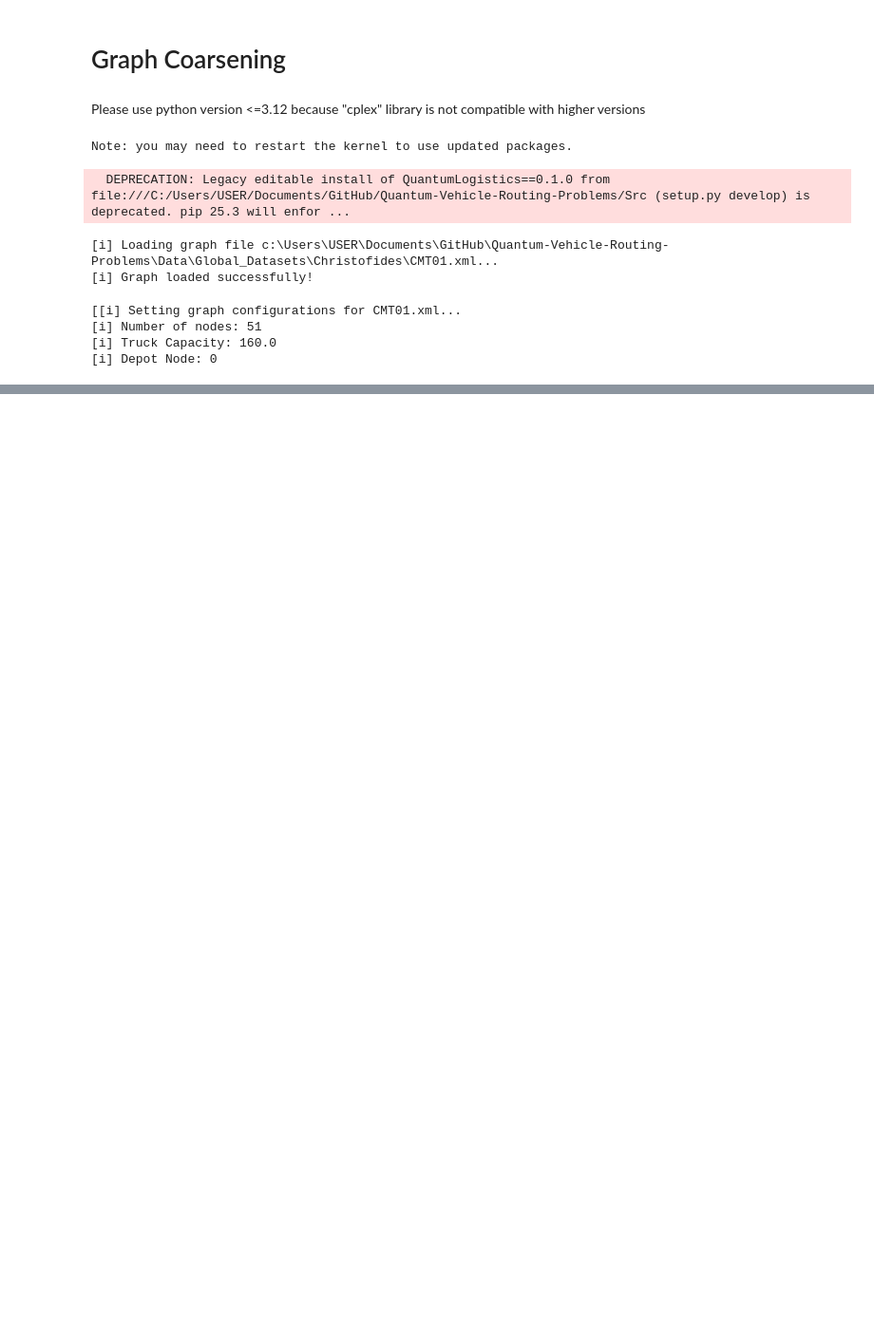
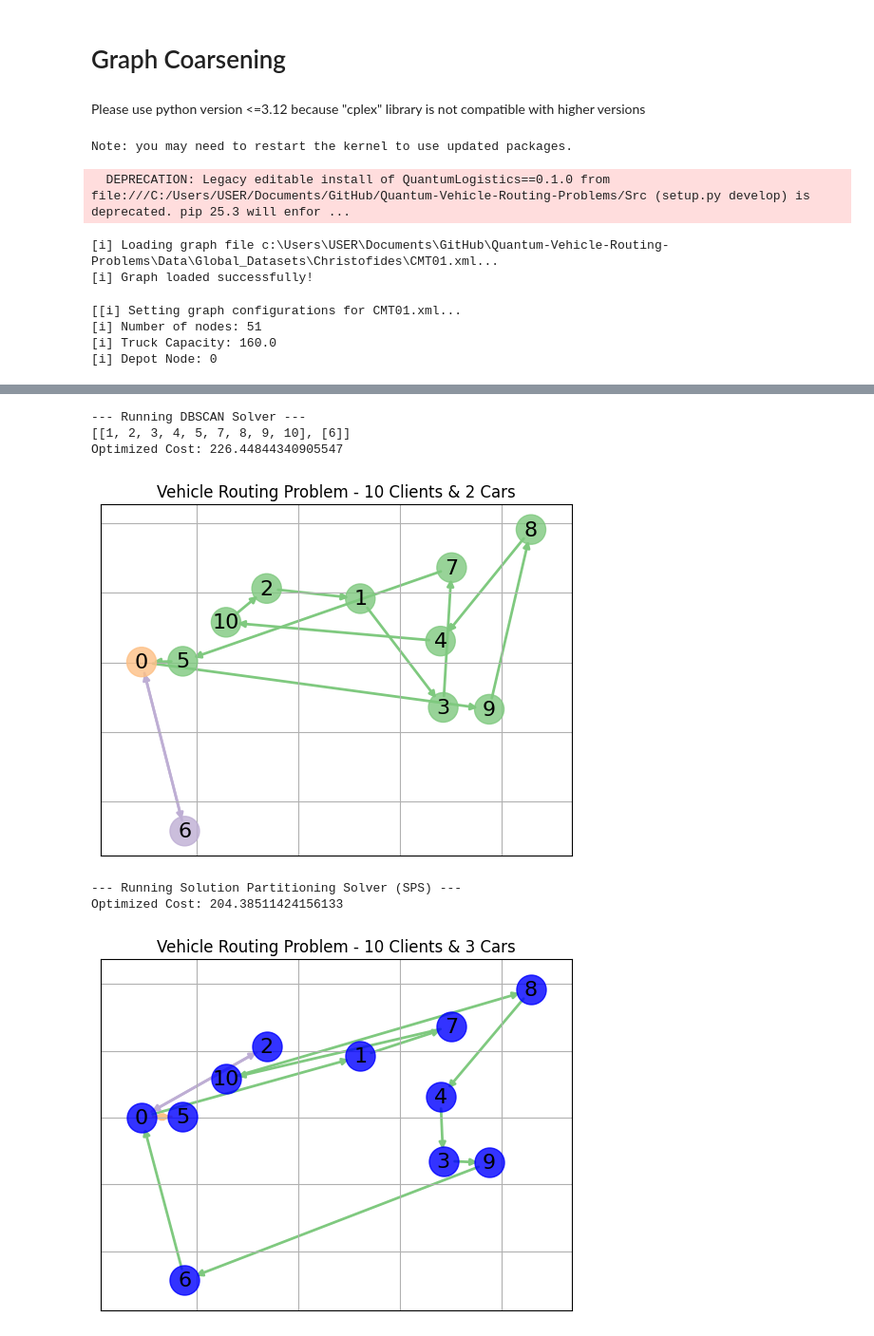
Before and after one commit to Mr-Jamatia/Quantum-Vehicle-Routing-Problems, a Jupyter notebook: Notebooks/Graph_Coarsening_Experiment.ipynb, the cells around one changed output, grey strips where cells are left out. Shown at 95% size. Drawn from its saved outputs; the diff is of its cells as text; code cells hidden in the pictures; blank space fills up the shorter version.

```diff
--- a/Notebooks/Graph_Coarsening_Experiment.ipynb
+++ b/Notebooks/Graph_Coarsening_Experiment.ipynb
@@ -98,0 +128,44 @@ route.visualiseSolution(solved_route)
+# %%
+import sys
+import numpy as np
+import matplotlib.pyplot as plt
+
+# Add the path to the AsishMandoi directory to the system path
+# IMPORTANT: Adjust this path to the correct location of the AsishMandoi directory
+asish_mandoi_path = 'c:\\Users\\USER\\Documents\\GitHub\\Quantum-Vehicle-Routing-Problems\\Delete this before uploading\\AsishMandoi VRP-explorations main VRP-quantum_BQM_based'
+if asish_mandoi_path not in sys.path:
+    sys.path.append(asish_mandoi_path)
+
+from utility import generate_vrp_instance
+from solution_partition_solver import SolutionPartitionSolver
+from dbscan_solver import DBSCANSolver
+
+# Problem parameters
+n = 10  # Number of clients
+m = 3   # Number of vehicles
+seed = 1234
+
+# Generate a VRP instance
+instance, xc, yc = generate_vrp_instance(n, seed)
+
+# --- DBSCAN Solver ---
+print("--- Running DBSCAN Solver ---")
+dbscan_solver = DBSCANSolver(n, m, instance)
+dbscan_solver.solve(solver='neal')
+print(f"Optimized Cost: {dbscan_solver.evaluate_vrp_cost()}")
+dbscan_solver.visualize(xc, yc)
+
+# --- Solution Partitioning Solver (SPS) ---
+print("--- Running Solution Partitioning Solver (SPS) ---")
+sps_solver = SolutionPartitionSolver(n, m, instance)
+sps_solver.solve(solver='neal')
+print(f"Optimized Cost: {sps_solver.evaluate_vrp_cost()}")
+sps_solver.visualize(xc, yc)
+# %% [output]
+--- Running DBSCAN Solver ---
+[[1, 2, 3, 4, 5, 7, 8, 9, 10], [6]]
+Optimized Cost: 226.44844340905547
+[figure, added]
+--- Running Solution Partitioning Solver (SPS) ---
+Optimized Cost: 204.38511424156133
+[figure, added]
```
Also changed, not shown: parts of 7 cells of this notebook, 30 other files.
